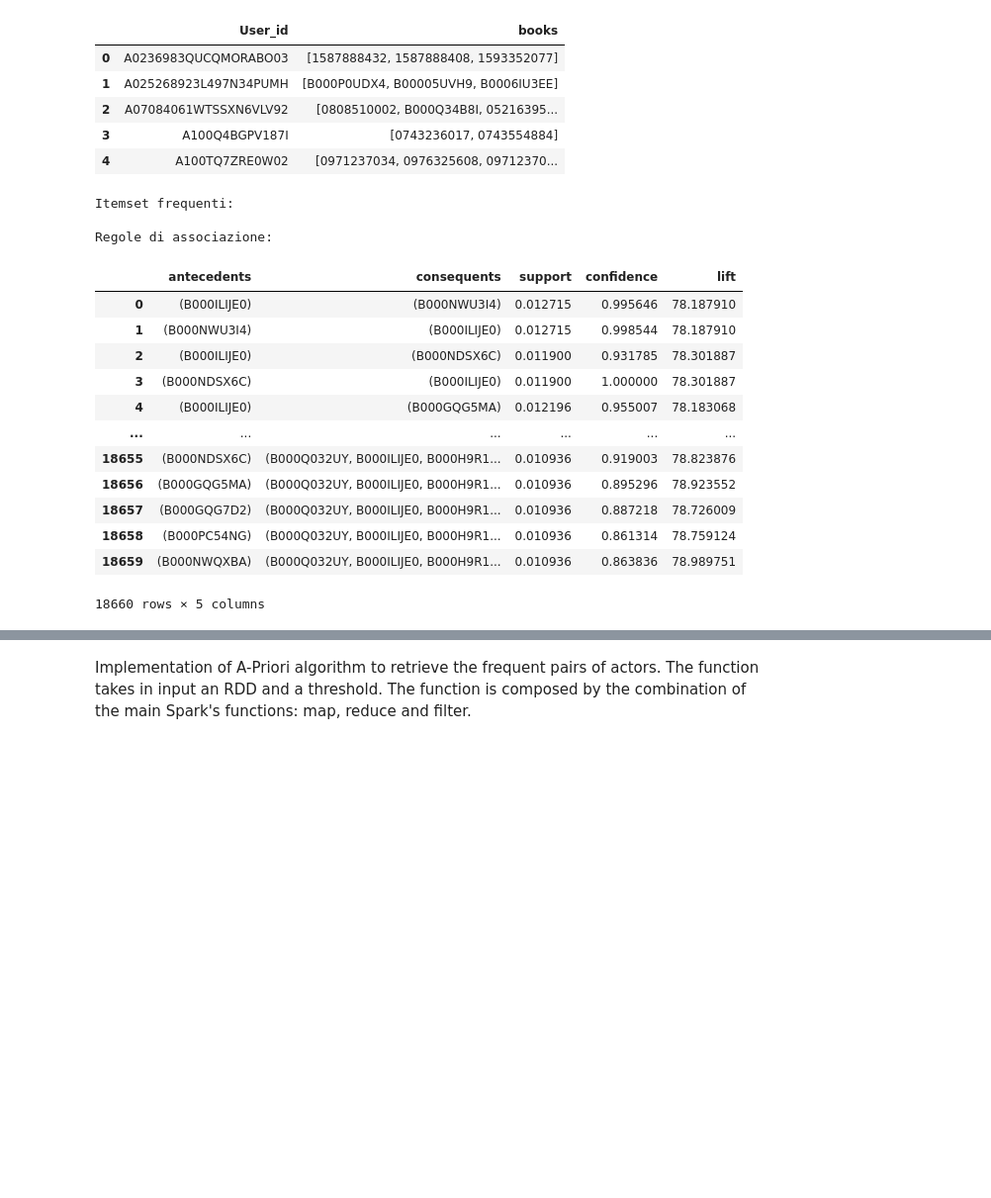
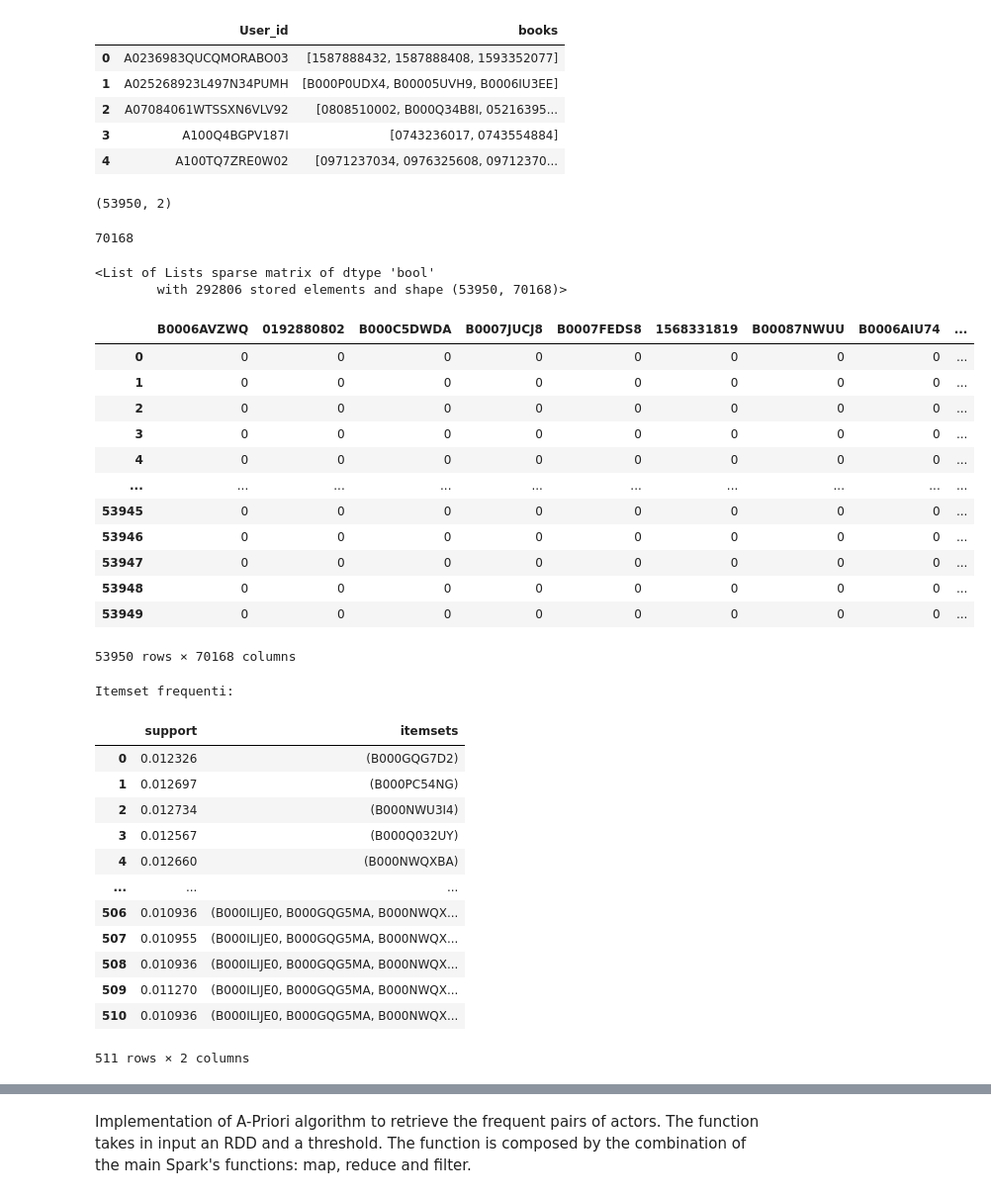
Before and after one commit to melissarizzi/Massive-Data, a Jupyter notebook: prove meli .ipynb, the cells around one changed output, grey strips where cells are left out. Shown at 99% size. Drawn from its saved outputs; the diff is of its cells as text; code cells hidden in the pictures; blank space fills up the shorter version.

```diff
--- a/prove meli .ipynb
+++ b/prove meli .ipynb
@@ -388,6 +414,19 @@ book_index = {book: idx for idx, book in enumerate(unique_books)}  # Mappa tra l
 
 # Creiamo una matrice sparsa (Sparse Matrix) in formato LIL
 sparse_matrix = lil_matrix((len(pandas_df), len(unique_books)), dtype=bool)
+# %%
+pandas_df.shape
+# %% [output]
+(53950, 2)
+# %%
+len(unique_books)
+# %% [output]
+70168
+# %%
+sparse_matrix
+# %% [output]
+<List of Lists sparse matrix of dtype 'bool'
+        with 292806 stored elements and shape (53950, 70168)>
 # %%
 # Popolare la matrice sparsa
 for row_idx, books in enumerate(pandas_df["books"]):
@@ -397,6 +436,22 @@ for row_idx, books in enumerate(pandas_df["books"]):
 
 # Convertire la matrice sparsa in un DataFrame Pandas
 encoded_df = pd.DataFrame.sparse.from_spmatrix(sparse_matrix, columns=book_index.keys())
+# %%
+encoded_df
+# %% [output]
+|  | B0006AVZWQ | 0192880802 | B000C5DWDA | B0007JUCJ8 | B0007FEDS8 | 1568331819 | B00087NWUU | B0006AIU74 | ... |
+| 0 | 0 | 0 | 0 | 0 | 0 | 0 | 0 | 0 | ... |
+| 1 | 0 | 0 | 0 | 0 | 0 | 0 | 0 | 0 | ... |
+| 2 | 0 | 0 | 0 | 0 | 0 | 0 | 0 | 0 | ... |
+| 3 | 0 | 0 | 0 | 0 | 0 | 0 | 0 | 0 | ... |
+| 4 | 0 | 0 | 0 | 0 | 0 | 0 | 0 | 0 | ... |
+| ... | ... | ... | ... | ... | ... | ... | ... | ... | ... |
+| 53945 | 0 | 0 | 0 | 0 | 0 | 0 | 0 | 0 | ... |
+| 53946 | 0 | 0 | 0 | 0 | 0 | 0 | 0 | 0 | ... |
+| 53947 | 0 | 0 | 0 | 0 | 0 | 0 | 0 | 0 | ... |
+| 53948 | 0 | 0 | 0 | 0 | 0 | 0 | 0 | 0 | ... |
+| 53949 | 0 | 0 | 0 | 0 | 0 | 0 | 0 | 0 | ... |
+53950 rows × 70168 columns
 # %%
 # Applicare l'algoritmo Apriori
 frequent_itemsets = apriori(encoded_df, min_support=0.01, use_colnames=True)
@@ -407,23 +462,18 @@ rules = association_rules(frequent_itemsets, metric="confidence", min_threshold=
 # Stampare i risultati
 print("Itemset frequenti:")
 frequent_itemsets
-
-print("\nRegole di associazione:")
-rules[['antecedents', 'consequents', 'support', 'confidence', 'lift']]
 # %% [output]
 Itemset frequenti:
-
-Regole di associazione:
-|  | antecedents | consequents | support | confidence | lift |
-| 0 | (B000ILIJE0) | (B000NWU3I4) | 0.012715 | 0.995646 | 78.187910 |
-| 1 | (B000NWU3I4) | (B000ILIJE0) | 0.012715 | 0.998544 | 78.187910 |
-| 2 | (B000ILIJE0) | (B000NDSX6C) | 0.011900 | 0.931785 | 78.301887 |
-| 3 | (B000NDSX6C) | (B000ILIJE0) | 0.011900 | 1.000000 | 78.301887 |
-| 4 | (B000ILIJE0) | (B000GQG5MA) | 0.012196 | 0.955007 | 78.183068 |
-| ... | ... | ... | ... | ... | ... |
-| 18655 | (B000NDSX6C) | (B000Q032UY, B000ILIJE0, B000H9R1... | 0.010936 | 0.919003 | 78.823876 |
-| 18656 | (B000GQG5MA) | (B000Q032UY, B000ILIJE0, B000H9R1... | 0.010936 | 0.895296 | 78.923552 |
-| 18657 | (B000GQG7D2) | (B000Q032UY, B000ILIJE0, B000H9R1... | 0.010936 | 0.887218 | 78.726009 |
-| 18658 | (B000PC54NG) | (B000Q032UY, B000ILIJE0, B000H9R1... | 0.010936 | 0.861314 | 78.759124 |
-| 18659 | (B000NWQXBA) | (B000Q032UY, B000ILIJE0, B000H9R1... | 0.010936 | 0.863836 | 78.989751 |
+|  | support | itemsets |
+| 0 | 0.012326 | (B000GQG7D2) |
+| 1 | 0.012697 | (B000PC54NG) |
+| 2 | 0.012734 | (B000NWU3I4) |
+| 3 | 0.012567 | (B000Q032UY) |
+| 4 | 0.012660 | (B000NWQXBA) |
+| ... | ... | ... |
+| 506 | 0.010936 | (B000ILIJE0, B000GQG5MA, B000NWQX... |
+| 507 | 0.010955 | (B000ILIJE0, B000GQG5MA, B000NWQX... |
+| 508 | 0.010936 | (B000ILIJE0, B000GQG5MA, B000NWQX... |
+| 509 | 0.011270 | (B000ILIJE0, B000GQG5MA, B000NWQX... |
+| 510 | 0.010936 | (B000ILIJE0, B000GQG5MA, B000NWQX... |
-18660 rows × 5 columns
+511 rows × 2 columns
```
Also changed, not shown: parts of 12 cells of this notebook.
